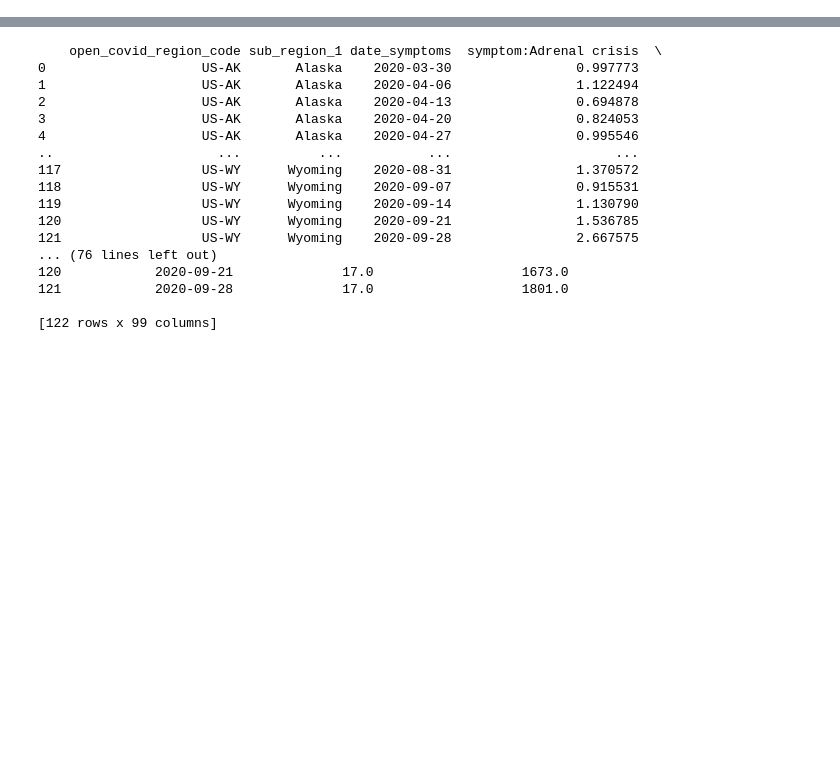
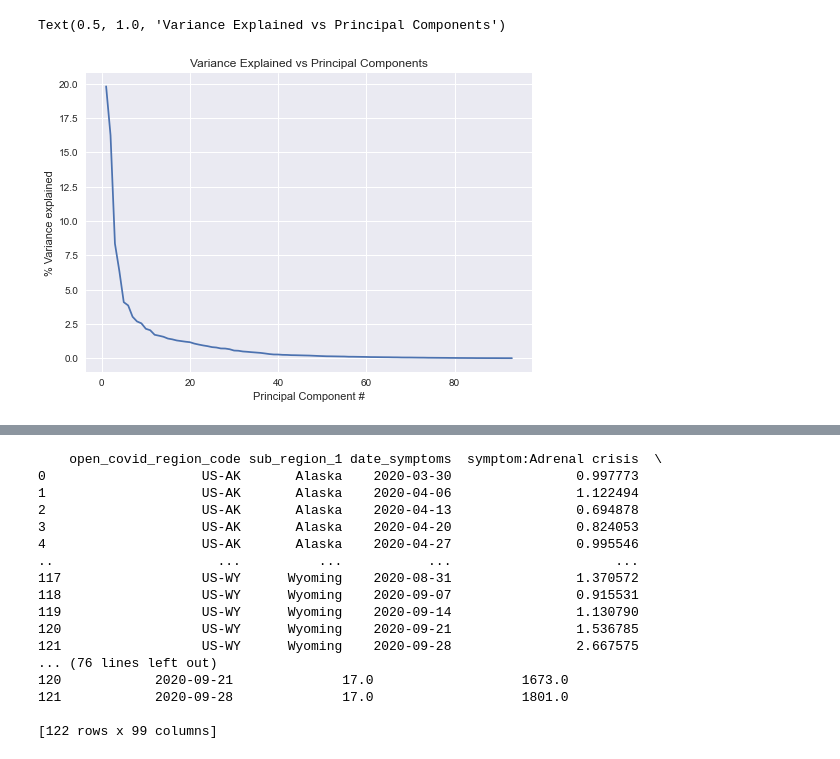
Before and after one commit to brendanmarks/Project1, a Jupyter notebook: Project1.ipynb, the cells around one changed output, grey strips where cells are left out. Saved outputs shown, nothing was run; the diff lists cells and outputs as text; code cells hidden in the pictures; blank space fills up the shorter version.

```diff
--- a/Project1.ipynb
+++ b/Project1.ipynb
@@ -198,0 +256,21 @@ dl = DataLoader()
+# %%
+#Dropping idenfifiers: date_symptoms, open_covid_region_code and sub_region_1
+symptomData = symptomData.drop(['date_symptoms', 'open_covid_region_code', 'sub_region_1'], axis=1)
+# %%
+from sklearn.decomposition import PCA
+import matplotlib.pyplot as plt
+plt.style.use('seaborn')
+
+X = symptomData
+
+pca2 = PCA()
+pca2.fit(X)
+num_pc_components = len(pca2.explained_variance_ratio_)
+plt.subplot(1,1,1)
+plt.plot(np.linspace(1,num_pc_components,num_pc_components),100*pca2.explained_variance_ratio_)
+plt.xlabel("Principal Component #")
+plt.ylabel("% Variance explained")
+plt.title("Variance Explained vs Principal Components")
+# %% [output]
+Text(0.5, 1.0, 'Variance Explained vs Principal Components')
+[figure, added]
```
Also changed, not shown: parts of 10 cells of this notebook.
